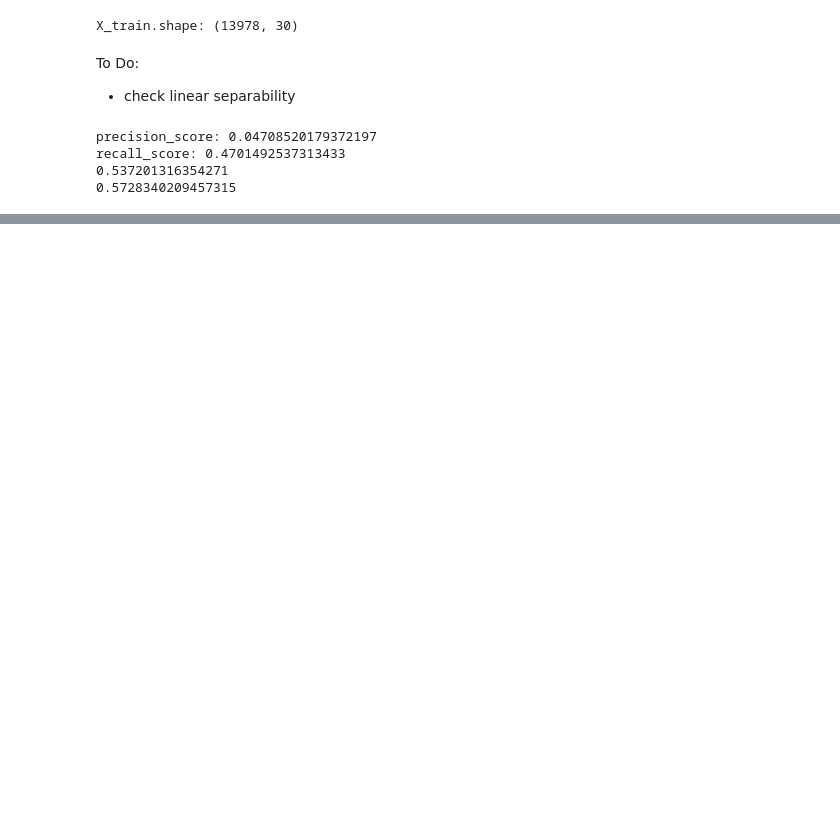
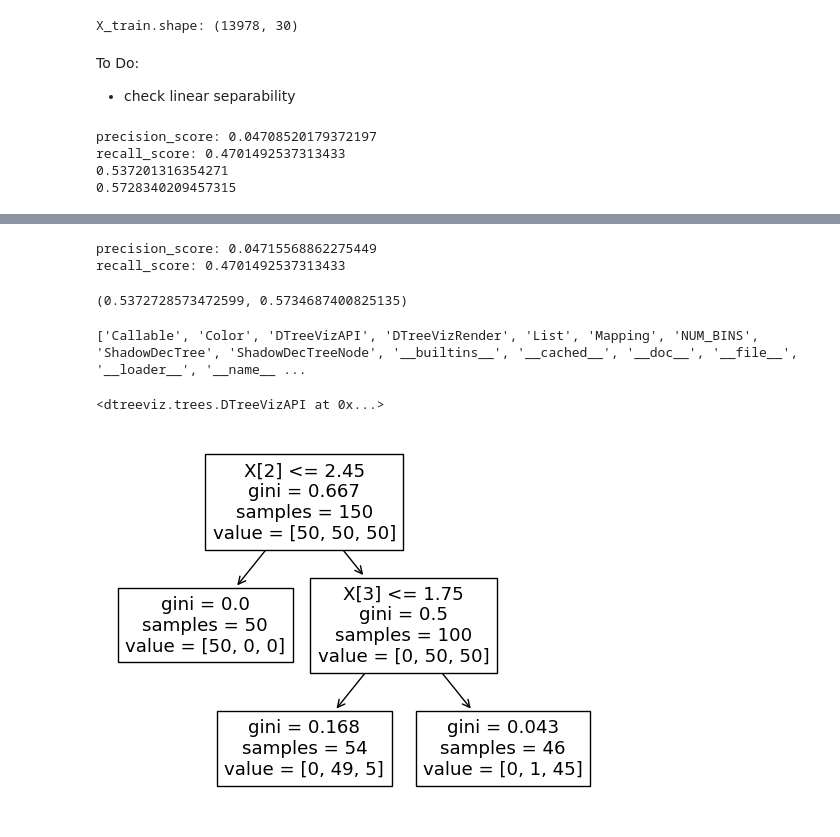
Before and after one commit to ChinSekYi/Machine-Learning-Projects, a Jupyter notebook: code/SVM.ipynb, the cells around one changed output, grey strips where cells are left out. Saved outputs shown, nothing was run; the diff lists cells and outputs as text; code cells hidden in the pictures; blank space fills up the shorter version.

```diff
--- a/code/SVM.ipynb
+++ b/code/SVM.ipynb
@@ -87,0 +92,36 @@ recall_score: 0.4701492537313433
+# %%
+SVM_model(*best_train_test_dataset)
+# %% [output]
+precision_score: 0.04715568862275449
+recall_score: 0.4701492537313433
+(0.5372728573472599, 0.5734687400825135)
+# %%
+import graphviz.backend as be
+from sklearn.datasets import *
+import dtreeviz as dt
+from sklearn.tree import DecisionTreeClassifier
+from IPython.display import Image, display_svg, SVG
+
+
+clas = DecisionTreeClassifier(max_depth=2)
+iris = load_iris()
+print(dir(dt.trees))
+
+X_train = iris.data
+y_train = iris.target
+clas.fit(X_train, y_train)
+from sklearn.tree import plot_tree
+plot_tree(clas)
+
+#1. Classification
+viz = dt.trees.model(clas,
+               X_train,
+               y_train,
+               feature_names=iris.feature_names,
+               class_names=["setosa", "versicolor", "virginica"],
+               )
+viz
+# %% [output]
+['Callable', 'Color', 'DTreeVizAPI', 'DTreeVizRender', 'List', 'Mapping', 'NUM_BINS', 'ShadowDecTree', 'ShadowDecTreeNode', '__builtins__', '__cached__', '__doc__', '__file__', '__loader__', '__name__ ...
+<dtreeviz.trees.DTreeVizAPI at 0x...>
+[figure, added]
```
Also changed, not shown: parts of 1 cell of this notebook, 1 other file.
